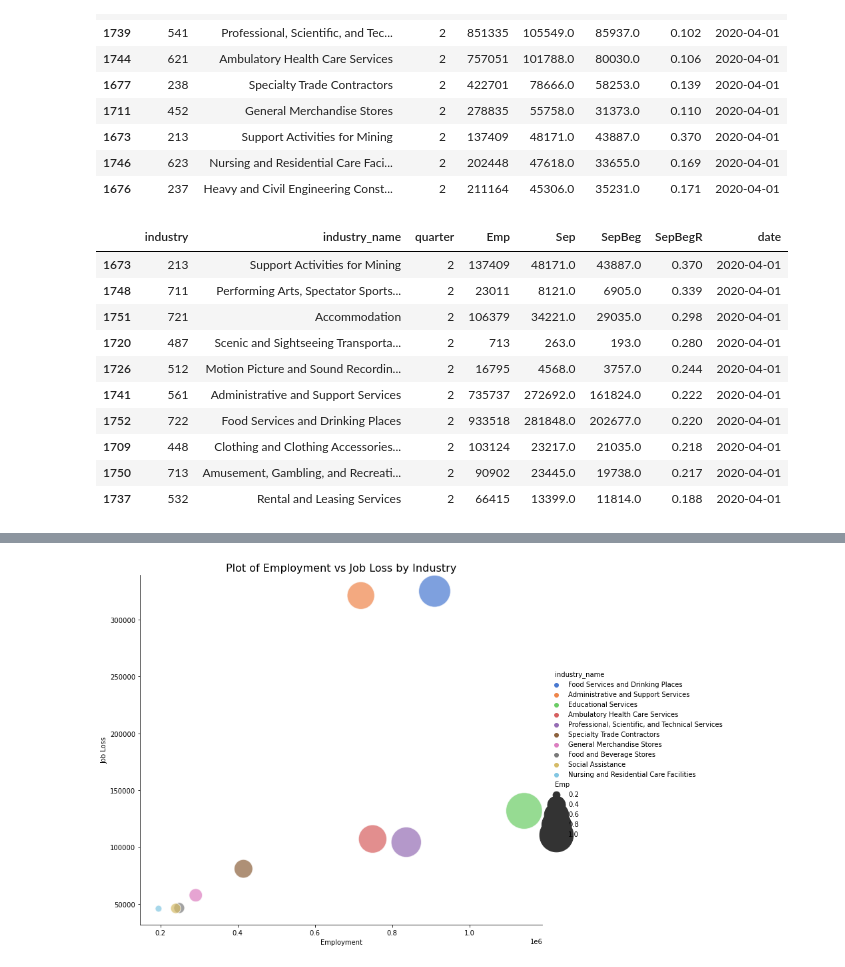
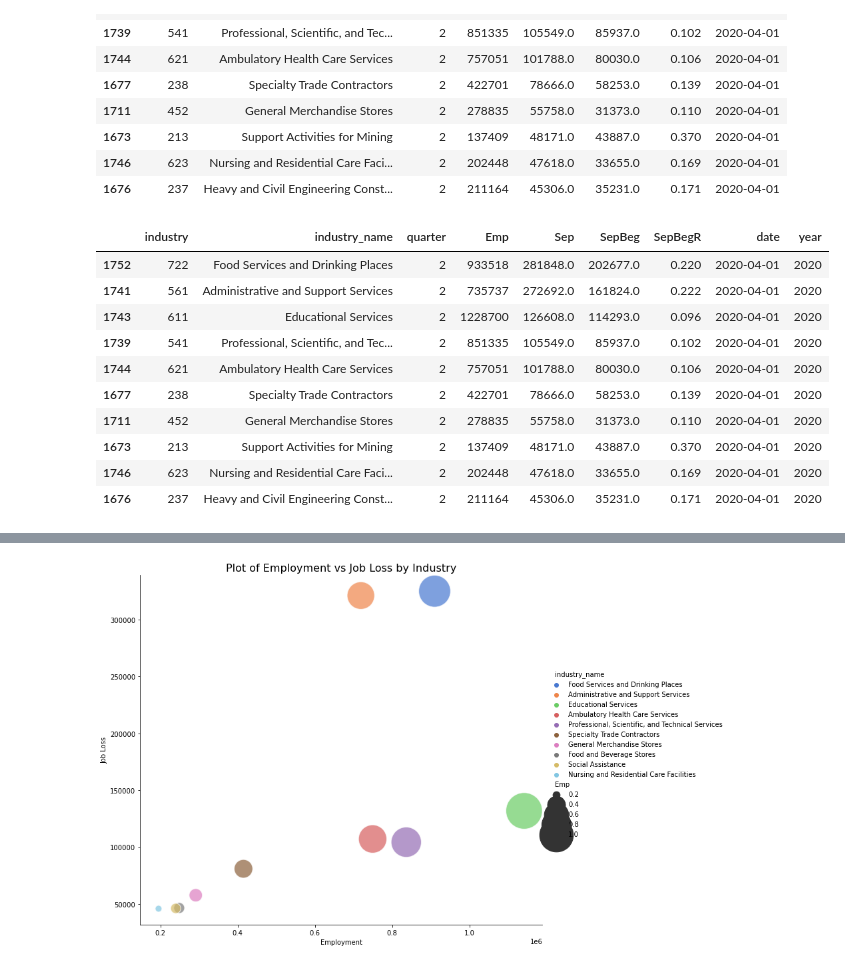
Before and after one commit to capstone-job-market-analysis/job-market-analysis, a Jupyter notebook: jeff_explore.ipynb, the cells around one changed output, grey strips where cells are left out. Drawn from its saved outputs; the diff is of its cells as text; code cells hidden in the pictures.

```diff
--- a/jeff_explore.ipynb
+++ b/jeff_explore.ipynb
@@ -299,20 +299,20 @@ q2_jobloss
 | 1676 | 237 | Heavy and Civil Engineering Const... | 2 | 211164 | 45306.0 | 35231.0 | 0.171 | 2020-04-01 |
 # %%
 # Top 10 Job loss by industry for the second quarter of 2020:
-q2_jobloss = census_light[(census_light.date == '2020-04-01')].sort_values('SepBegR', ascending=False).head(10)
+q2_jobloss = census_light[(census_light.date == '2020-04-01')].sort_values('Sep', ascending=False).head(10)
 q2_jobloss
 # %% [output]
-|  | industry | industry_name | quarter | Emp | Sep | SepBeg | SepBegR | date |
-| 1673 | 213 | Support Activities for Mining | 2 | 137409 | 48171.0 | 43887.0 | 0.370 | 2020-04-01 |
-| 1748 | 711 | Performing Arts, Spectator Sports... | 2 | 23011 | 8121.0 | 6905.0 | 0.339 | 2020-04-01 |
-| 1751 | 721 | Accommodation | 2 | 106379 | 34221.0 | 29035.0 | 0.298 | 2020-04-01 |
-| 1720 | 487 | Scenic and Sightseeing Transporta... | 2 | 713 | 263.0 | 193.0 | 0.280 | 2020-04-01 |
-| 1726 | 512 | Motion Picture and Sound Recordin... | 2 | 16795 | 4568.0 | 3757.0 | 0.244 | 2020-04-01 |
-| 1741 | 561 | Administrative and Support Services | 2 | 735737 | 272692.0 | 161824.0 | 0.222 | 2020-04-01 |
-| 1752 | 722 | Food Services and Drinking Places | 2 | 933518 | 281848.0 | 202677.0 | 0.220 | 2020-04-01 |
-| 1709 | 448 | Clothing and Clothing Accessories... | 2 | 103124 | 23217.0 | 21035.0 | 0.218 | 2020-04-01 |
-| 1750 | 713 | Amusement, Gambling, and Recreati... | 2 | 90902 | 23445.0 | 19738.0 | 0.217 | 2020-04-01 |
-| 1737 | 532 | Rental and Leasing Services | 2 | 66415 | 13399.0 | 11814.0 | 0.188 | 2020-04-01 |
+|  | industry | industry_name | quarter | Emp | Sep | SepBeg | SepBegR | date | year |
+| 1752 | 722 | Food Services and Drinking Places | 2 | 933518 | 281848.0 | 202677.0 | 0.220 | 2020-04-01 | 2020 |
+| 1741 | 561 | Administrative and Support Services | 2 | 735737 | 272692.0 | 161824.0 | 0.222 | 2020-04-01 | 2020 |
+| 1743 | 611 | Educational Services | 2 | 1228700 | 126608.0 | 114293.0 | 0.096 | 2020-04-01 | 2020 |
+| 1739 | 541 | Professional, Scientific, and Tec... | 2 | 851335 | 105549.0 | 85937.0 | 0.102 | 2020-04-01 | 2020 |
+| 1744 | 621 | Ambulatory Health Care Services | 2 | 757051 | 101788.0 | 80030.0 | 0.106 | 2020-04-01 | 2020 |
+| 1677 | 238 | Specialty Trade Contractors | 2 | 422701 | 78666.0 | 58253.0 | 0.139 | 2020-04-01 | 2020 |
+| 1711 | 452 | General Merchandise Stores | 2 | 278835 | 55758.0 | 31373.0 | 0.110 | 2020-04-01 | 2020 |
+| 1673 | 213 | Support Activities for Mining | 2 | 137409 | 48171.0 | 43887.0 | 0.370 | 2020-04-01 | 2020 |
+| 1746 | 623 | Nursing and Residential Care Faci... | 2 | 202448 | 47618.0 | 33655.0 | 0.169 | 2020-04-01 | 2020 |
+| 1676 | 237 | Heavy and Civil Engineering Const... | 2 | 211164 | 45306.0 | 35231.0 | 0.171 | 2020-04-01 | 2020 |
 # %%
 # Top 10 Job loss by industry for the third quarter of 2020:
 q3_jobloss = census_light[(census_light.date == '2020-07-01')].sort_values('Sep', ascending=False).head(10)
```
Also changed, not shown: parts of 34 cells of this notebook.
